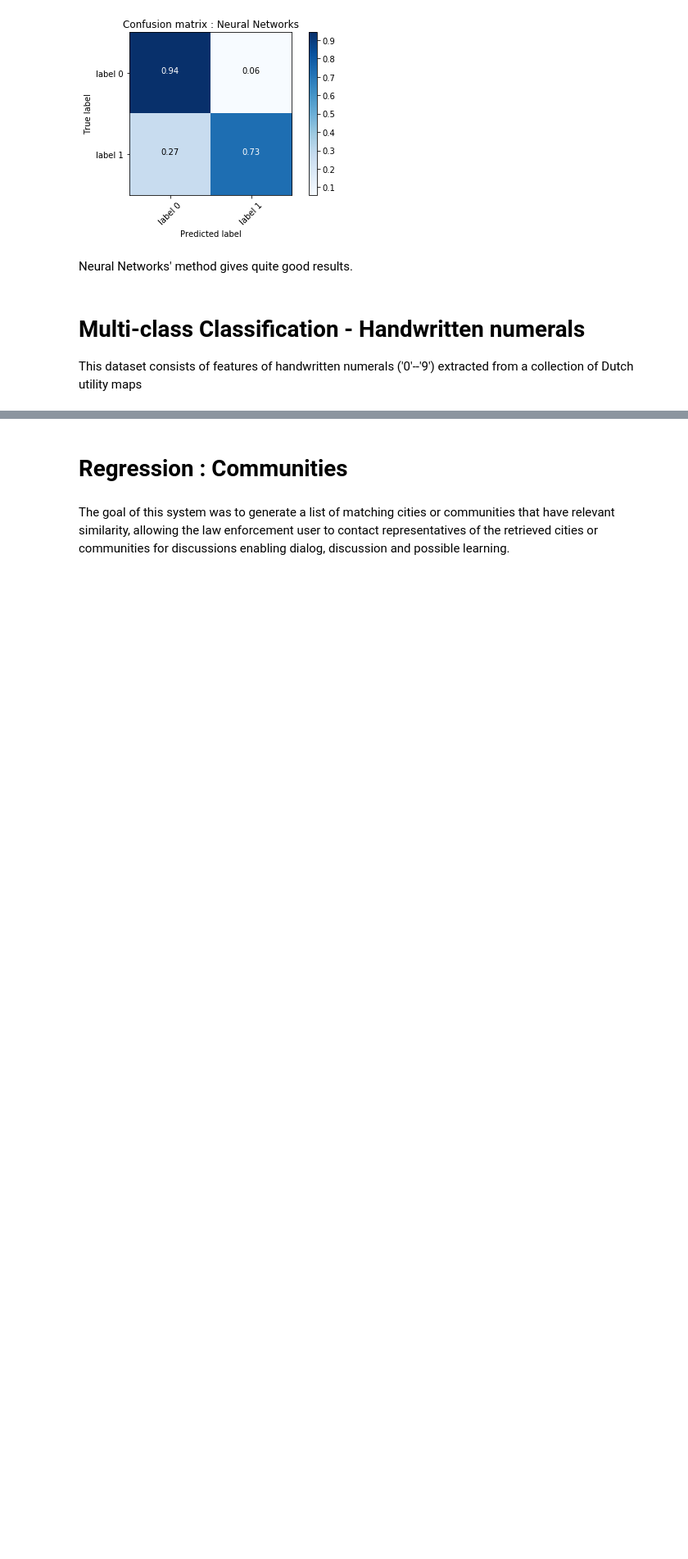
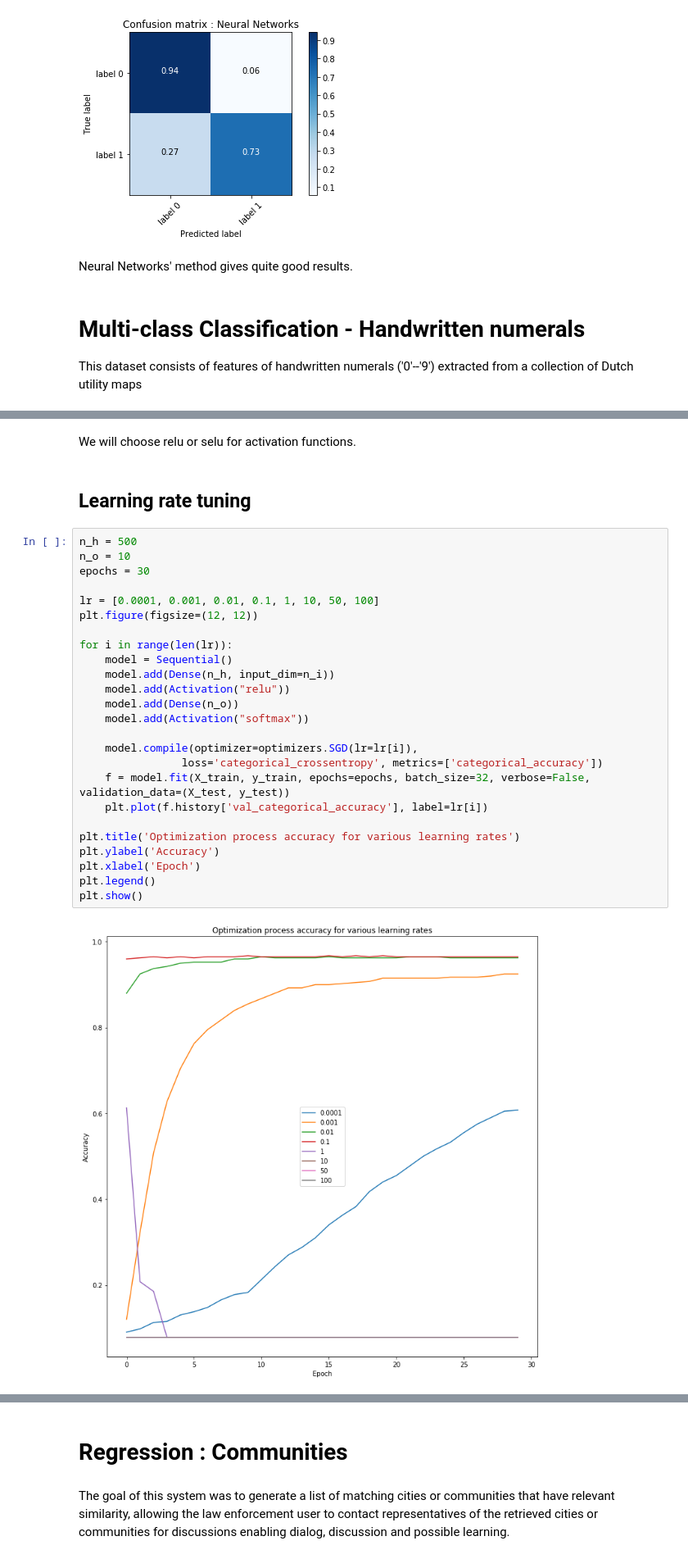
Before and after one commit to geoffmt/SDTSIA-210, a Jupyter notebook: Projet.ipynb, the cells around one changed output, grey strips where cells are left out. Shown at 82% size. Saved outputs shown, nothing was run; the diff lists cells and outputs as text; blank space fills up the shorter version.

```diff
--- a/Projet.ipynb
+++ b/Projet.ipynb
@@ -1039,0 +1138,31 @@ plt.show()
+# %% [markdown]
+We will choose relu or selu for activation functions.
+# %% [markdown]
+## Learning rate tuning
+# %%
+n_h = 500
+n_o = 10
+epochs = 30
+
+lr = [0.0001, 0.001, 0.01, 0.1, 1, 10, 50, 100]
+plt.figure(figsize=(12, 12))
+
+for i in range(len(lr)):
+    model = Sequential()
+    model.add(Dense(n_h, input_dim=n_i))
+    model.add(Activation("relu"))
+    model.add(Dense(n_o))
+    model.add(Activation("softmax"))
+
+    model.compile(optimizer=optimizers.SGD(lr=lr[i]),
+                loss='categorical_crossentropy', metrics=['categorical_accuracy'])
+    f = model.fit(X_train, y_train, epochs=epochs, batch_size=32, verbose=False, validation_data=(X_test, y_test))
+    plt.plot(f.history['val_categorical_accuracy'], label=lr[i])
+
+plt.title('Optimization process accuracy for various learning rates')
+plt.ylabel('Accuracy')
+plt.xlabel('Epoch')
+plt.legend()
+plt.show()
+# %% [output]
+[figure, added]
```
Also changed, not shown: parts of 22 cells of this notebook.
